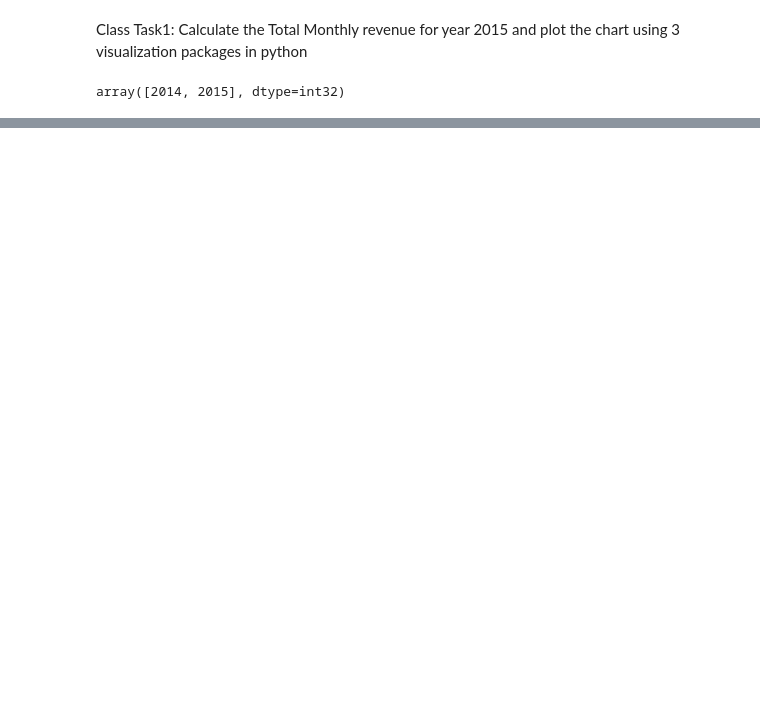
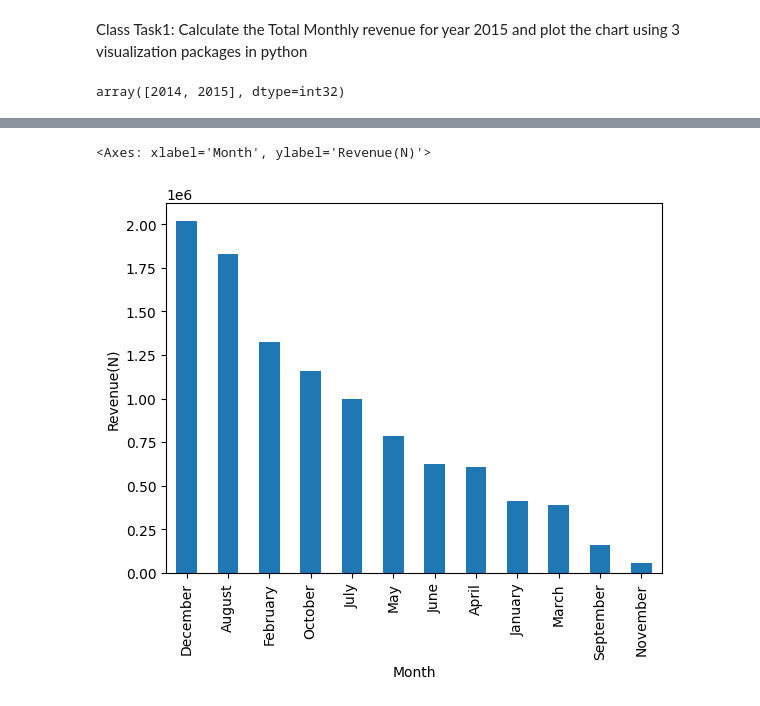
Before and after one commit to Hardemiyiwa/abeokuta, a Jupyter notebook: data_and_data_analysis/week_6/ademuyiwa_victor_task14/task14.ipynb, the cells around one changed output, grey strips where cells are left out. Drawn from its saved outputs; the diff is of its cells as text; code cells hidden in the pictures; blank space fills up the shorter version.

```diff
--- a/data_and_data_analysis/week_6/ademuyiwa_victor_task14/task14.ipynb
+++ b/data_and_data_analysis/week_6/ademuyiwa_victor_task14/task14.ipynb
@@ -266,0 +284,4 @@ sales_2015.head()
+# %%
+# I am using the .sort_value() to arrange the output, so the arrangement is done base on the values
+Total_monthly_revenue = sales_2015.groupby("Month")["Revenue(N)"].sum().sort_values(ascending=False)
+Total_monthly_revenue
@@ -266,0 +303,6 @@ sales_2015.head()
+# %%
+# lets put this in a plot using pandas
+Total_monthly_revenue.plot(kind = "bar", xlabel = "Month", ylabel = "Revenue(N)")
+# %% [output]
+<Axes: xlabel='Month', ylabel='Revenue(N)'>
+[figure, added]
```
Also changed, not shown: parts of 14 cells of this notebook, 6 other files.
